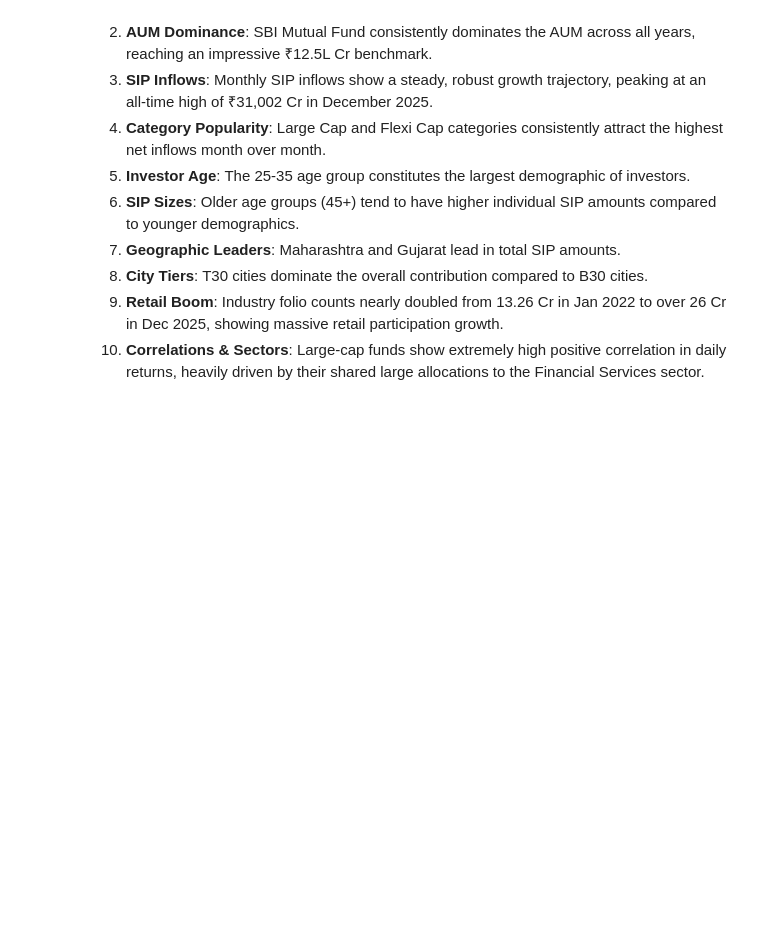
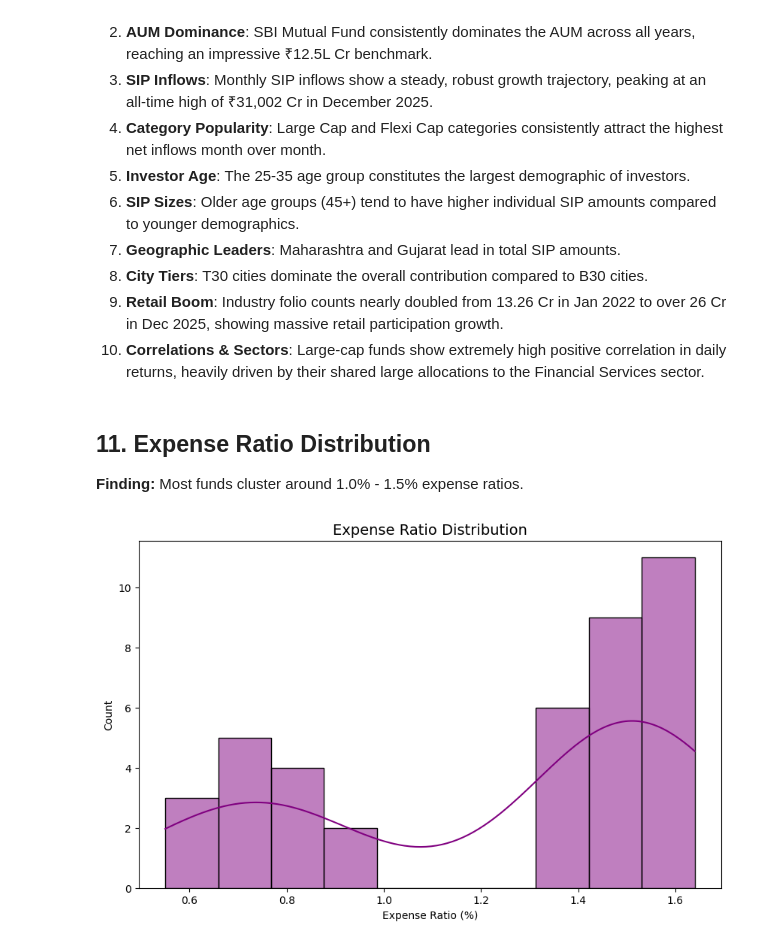
Before and after one commit to Adarsh-Kumar6534/Mutual-Fund-Analytics, a Jupyter notebook: notebooks/EDA_Analysis.ipynb, the cells around one changed output. Saved outputs shown, nothing was run; the diff lists cells and outputs as text; code cells hidden in the pictures; blank space fills up the shorter version.

Commit message:
Day 2: Add remaining charts to reach 15+

```diff
--- a/notebooks/EDA_Analysis.ipynb
+++ b/notebooks/EDA_Analysis.ipynb
@@ -254,3 +254,16 @@ plt.show()
 8. **City Tiers**: T30 cities dominate the overall contribution compared to B30 cities.
 9. **Retail Boom**: Industry folio counts nearly doubled from 13.26 Cr in Jan 2022 to over 26 Cr in Dec 2025, showing massive retail participation growth.
 10. **Correlations & Sectors**: Large-cap funds show extremely high positive correlation in daily returns, heavily driven by their shared large allocations to the Financial Services sector.
+# %% [markdown]
+## 11. Expense Ratio Distribution
+**Finding:** Most funds cluster around 1.0% - 1.5% expense ratios.
+# %%
+# 11. Expense ratio distribution
+plt.figure(figsize=(10, 6))
+sns.histplot(df_fund['expense_ratio_pct'].dropna(), bins=10, kde=True, color='purple')
+plt.title('Expense Ratio Distribution', fontsize=14)
+plt.xlabel('Expense Ratio (%)')
+plt.savefig('../reports/charts/10_expense_ratio.png')
+plt.show()
+# %% [output]
+[figure, added]
```
Also changed, not shown: parts of 10 cells of this notebook, 8 other files.
